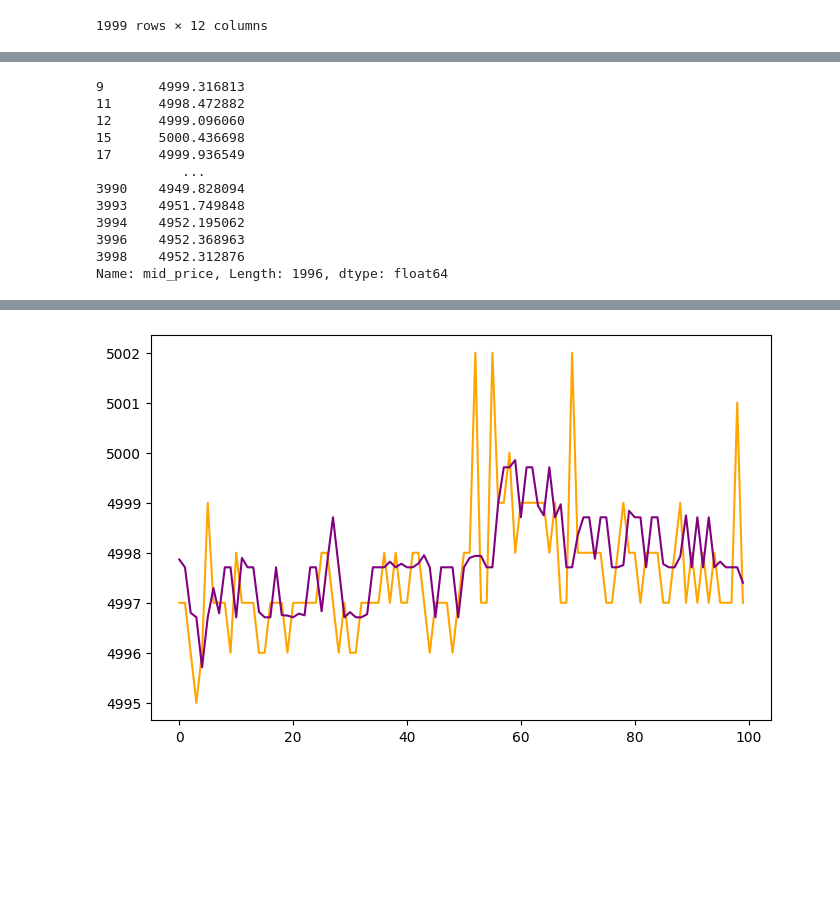
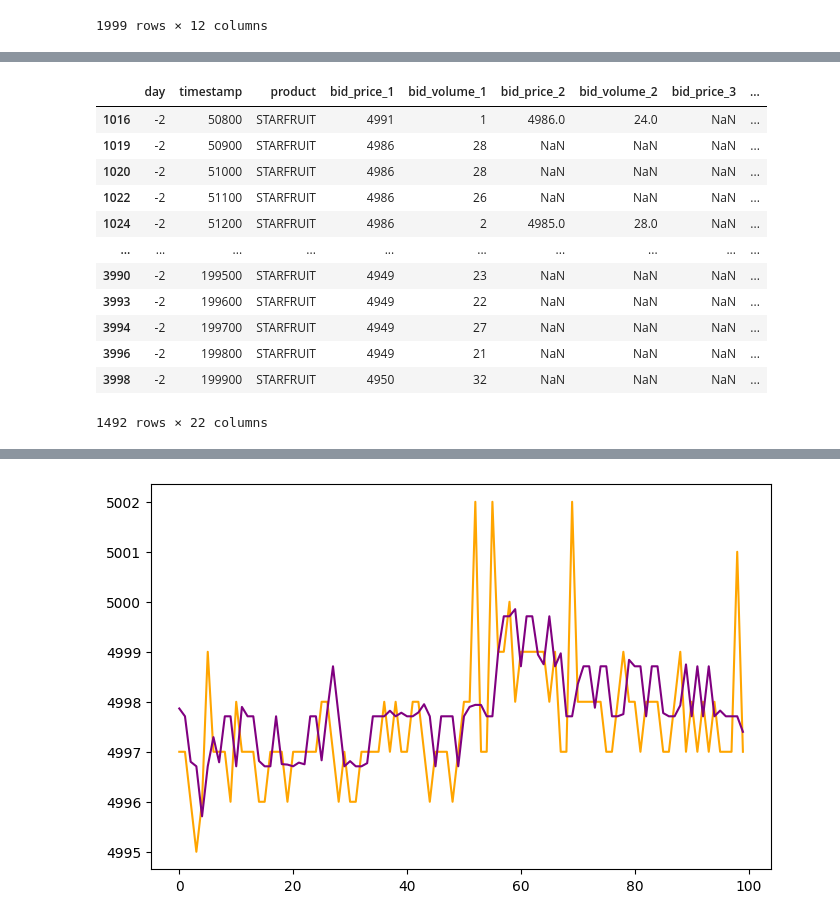
Before and after one commit to felixpoirier1/Prosperity, a Jupyter notebook: test.ipynb, the cells around one changed output, grey strips where cells are left out. Drawn from its saved outputs; the diff is of its cells as text; code cells hidden in the pictures; blank space fills up the shorter version.

```diff
--- a/test.ipynb
+++ b/test.ipynb
@@ -929,18 +896,3 @@ diff_df
-# %%
-vals_b.dropna()
-# %% [output]
-9       4999.316813
-11      4998.472882
-12      4999.096060
-15      5000.436698
-17      4999.936549
-           ...
-3990    4949.828094
-3993    4951.749848
-3994    4952.195062
-3996    4952.368963
-3998    4952.312876
-Name: mid_price, Length: 1996, dtype: float64
 # %%
 df_vol = sdf.copy()
 
@@ -953,7 +905,7 @@ ask_selected_series = np.where(condition_ask, df_vol['ask_price_1'], df_vol['ask
 df_vol['bid_selected_series'] = bid_selected_series.astype(int)
 df_vol['ask_selected_series'] = ask_selected_series.astype(int)
 
-bi, ai = test_regression_models(5, df_vol, 'bid_selected_series', 'bid_price_1'), test_regression_models(5, df_vol, 'ask_selected_series', 'ask_price_1')
+bi, ai = test_regression_models(5, df_vol, 'bid_price_1', 'bid_price_1'), test_regression_models(5, df_vol, 'ask_price_1', 'ask_price_1')
 # %%
 vol_check_b, vol_check_a = bi[3], ai[3]
 
@@ -965,19 +917,30 @@ vol_theos = []
 for index, row in df_vol_test.iterrows():
     if row['bid_volume_1'] < row['ask_volume_1'] and not np.isnan(row['bid_price_2']):
         val_bid = row['bid_price_2']
-        if not np.isnan(row['bid_price_3']):
-            val_bid = row['bid_price_2']
         vol_theos.append((val_bid+row['ask_price_1'])/2)
     elif row['ask_volume_1'] < row['bid_volume_1'] and not np.isnan(row['ask_price_2']):
         val_ask = row['ask_price_2']
-        if not np.isnan(row['ask_price_3']):
-            val_ask = row['ask_price_2']
         vol_theos.append((val_ask + row['bid_price_1'])/2)
     else:
         vol_theos.append((row['vol_check_b_ys'] + row['vol_check_a_ys']) / 2)
 
-df_vol_test = df_vol_test.iloc[1:]
-df_vol_test['preds'] = vol_theos[:-1]
+df_vol_test['preds'] = vol_theos
+# %%
+df_vol_test
+# %% [output]
+|  | day | timestamp | product | bid_price_1 | bid_volume_1 | bid_price_2 | bid_volume_2 | bid_price_3 | ... |
+| 1016 | -2 | 50800 | STARFRUIT | 4991 | 1 | 4986.0 | 24.0 | NaN | ... |
+| 1019 | -2 | 50900 | STARFRUIT | 4986 | 28 | NaN | NaN | NaN | ... |
+| 1020 | -2 | 51000 | STARFRUIT | 4986 | 28 | NaN | NaN | NaN | ... |
+| 1022 | -2 | 51100 | STARFRUIT | 4986 | 26 | NaN | NaN | NaN | ... |
+| 1024 | -2 | 51200 | STARFRUIT | 4986 | 2 | 4985.0 | 28.0 | NaN | ... |
+| ... | ... | ... | ... | ... | ... | ... | ... | ... | ... |
+| 3990 | -2 | 199500 | STARFRUIT | 4949 | 23 | NaN | NaN | NaN | ... |
+| 3993 | -2 | 199600 | STARFRUIT | 4949 | 22 | NaN | NaN | NaN | ... |
+| 3994 | -2 | 199700 | STARFRUIT | 4949 | 27 | NaN | NaN | NaN | ... |
+| 3996 | -2 | 199800 | STARFRUIT | 4949 | 21 | NaN | NaN | NaN | ... |
+| 3998 | -2 | 199900 | STARFRUIT | 4950 | 32 | NaN | NaN | NaN | ... |
+1492 rows × 22 columns
 # %%
 vol_weighted_df = sdf.copy()
 # %%
```
Also changed, not shown: parts of 22 cells of this notebook.
